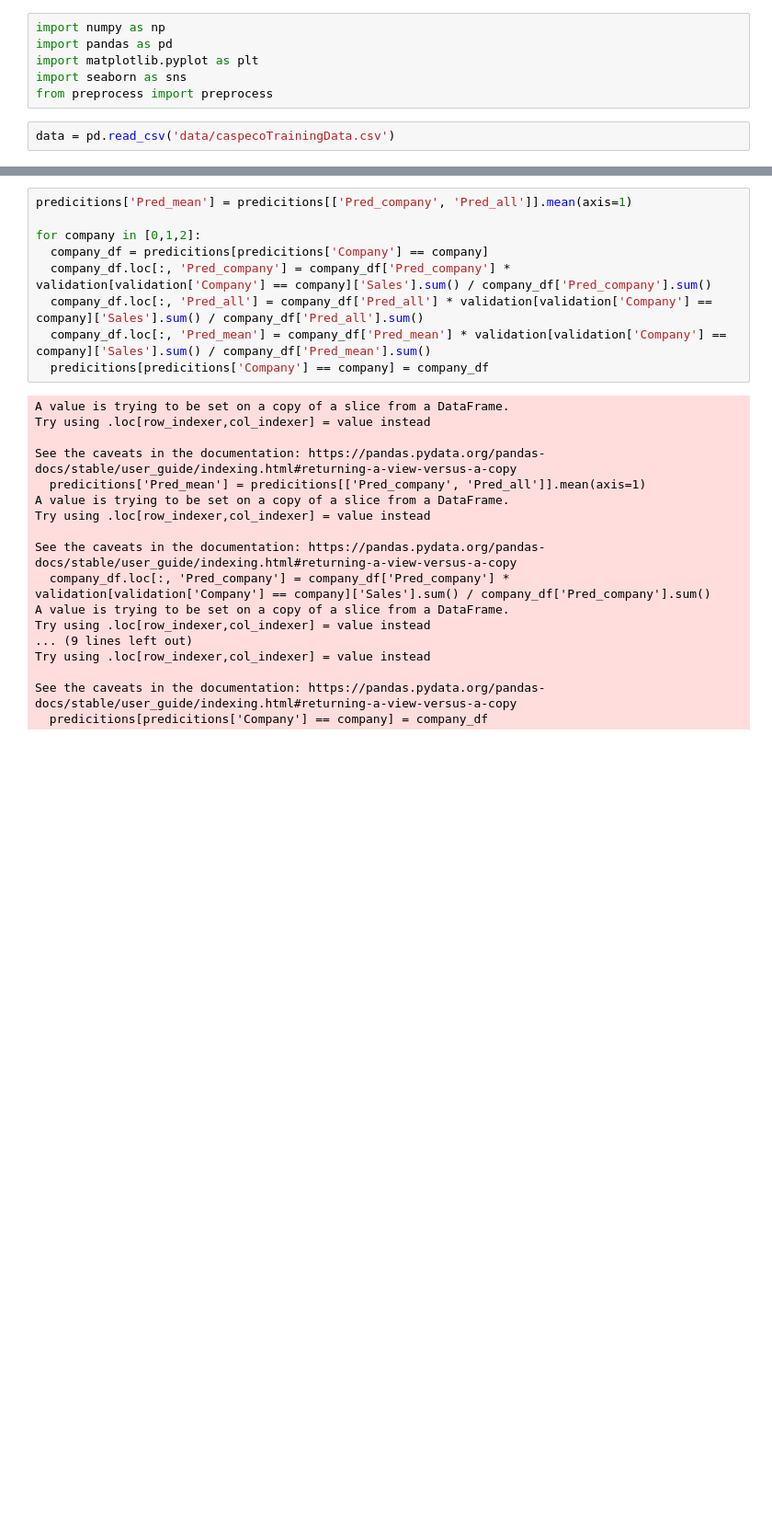
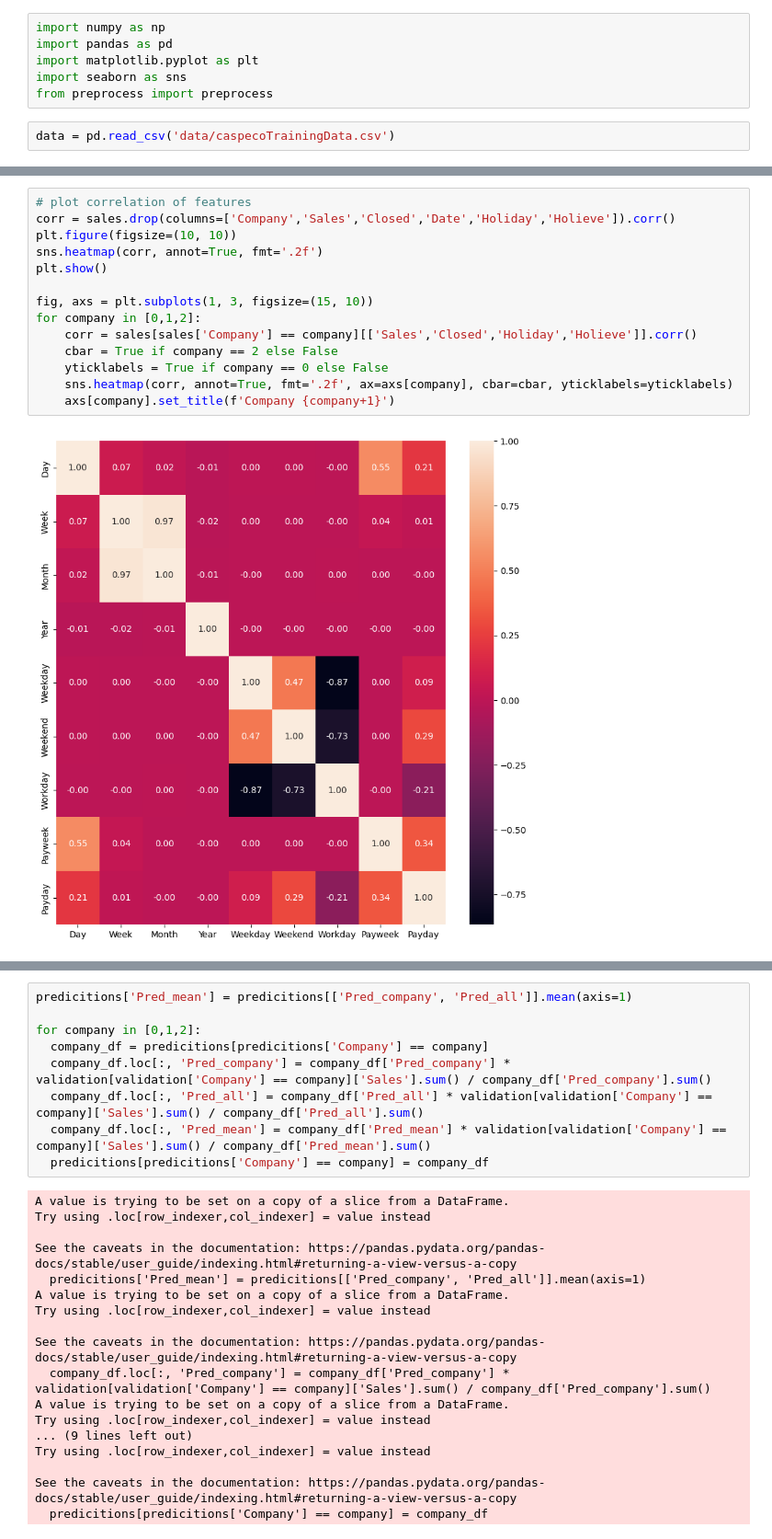
Before and after one commit to FKnorring/restaurant-name-prediction, a Jupyter notebook: covidtest.ipynb, the cells around one changed output, grey strips where cells are left out. Shown at 92% size. Saved outputs shown, nothing was run; the diff lists cells and outputs as text; blank space fills up the shorter version.

```diff
--- a/covidtest.ipynb
+++ b/covidtest.ipynb
@@ -44,0 +61,16 @@ sales['Restriction'] = np.where(sales['Date'] > '2022-03-29', 0, sales['Restrict
+# %%
+# plot correlation of features
+corr = sales.drop(columns=['Company','Sales','Closed','Date','Holiday','Holieve']).corr()
+plt.figure(figsize=(10, 10))
+sns.heatmap(corr, annot=True, fmt='.2f')
+plt.show()
+
+fig, axs = plt.subplots(1, 3, figsize=(15, 10))
+for company in [0,1,2]:
+    corr = sales[sales['Company'] == company][['Sales','Closed','Holiday','Holieve']].corr()
+    cbar = True if company == 2 else False
+    yticklabels = True if company == 0 else False
+    sns.heatmap(corr, annot=True, fmt='.2f', ax=axs[company], cbar=cbar, yticklabels=yticklabels)
+    axs[company].set_title(f'Company {company+1}')
+# %% [output]
+[figure, added]
```
Also changed, not shown: parts of 18 cells of this notebook, 5 other files.
